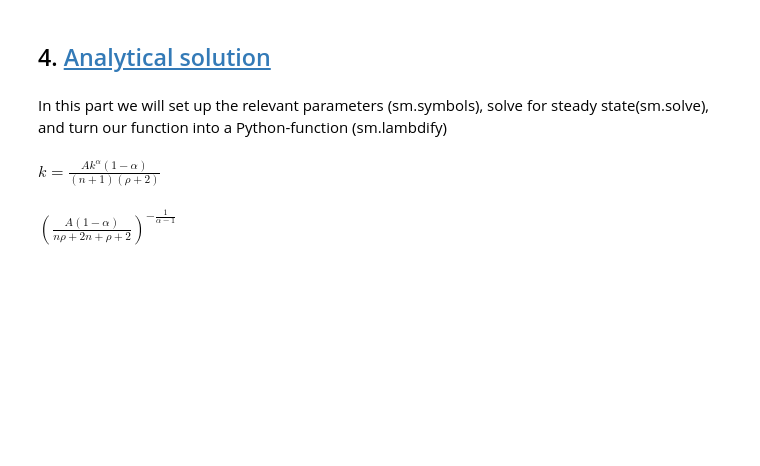
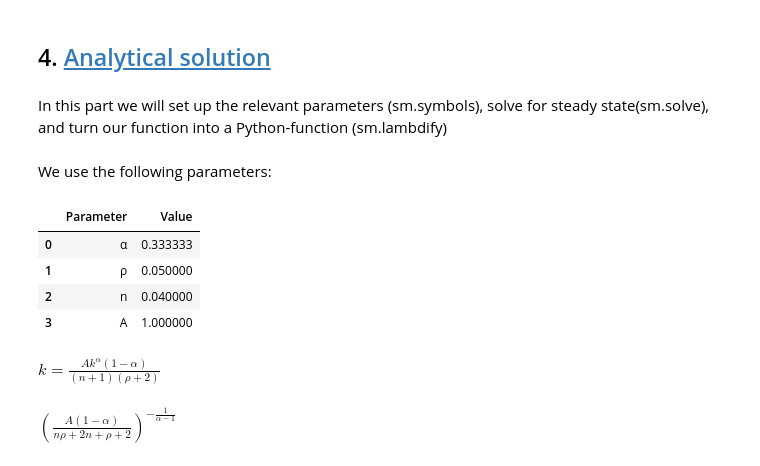
Before and after one commit to NumEconCopenhagen/projects-2024-Simon-C-og-Jens-H, a Jupyter notebook: modelproject/modelproject.ipynb, the cells around one changed output. Cells and saved outputs as stored; diff of their text form; code cells hidden in the pictures; blank space fills up the shorter version.

```diff
--- a/modelproject/modelproject.ipynb
+++ b/modelproject/modelproject.ipynb
@@ -125,6 +121,21 @@ rho =  sm.symbols('rho')
 k = sm.symbols('k')
 n = sm.symbols('n')
 A = sm.symbols('A')
+# %% [markdown]
+We use the following parameters:
+# %%
+parameters = {
+    'Parameter': ['α', 'ρ', 'n', 'A'],
+    'Value': [1/3, 0.05, 0.04, 1]
+}
+df = pd.DataFrame(parameters)
+df
+# %% [output]
+|  | Parameter | Value |
+| 0 | α | 0.333333 |
+| 1 | ρ | 0.050000 |
+| 2 | n | 0.040000 |
+| 3 | A | 1.000000 |
 # %%
 ss = sm.Eq(k, (A*(1-alpha)*k**alpha)/((1+n)*(2+rho)))
 ss
```
Also changed, not shown: parts of 5 cells of this notebook.
